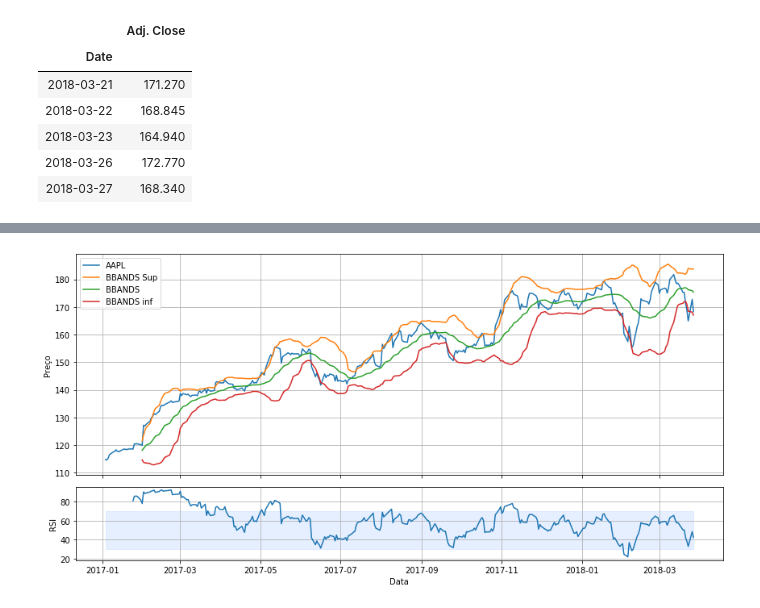
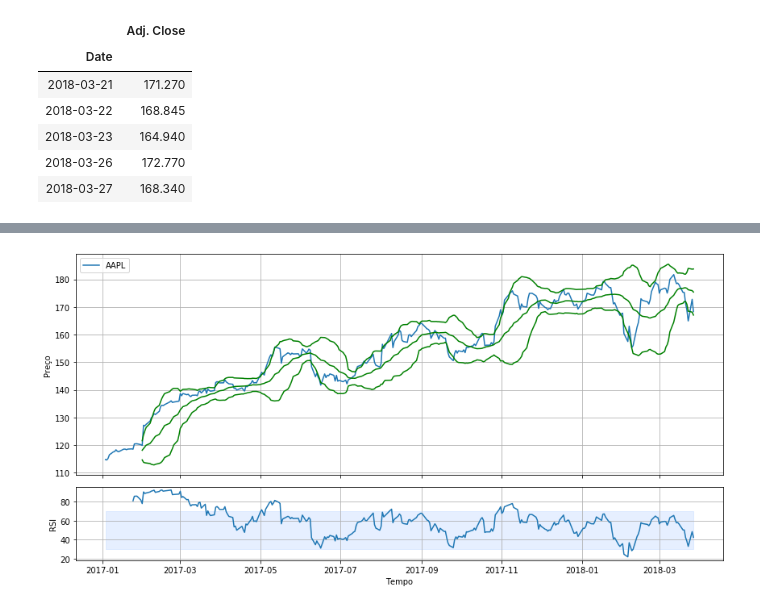
Before and after one commit to Octabank/OpenFinanceLab, a Jupyter notebook: Notebooks/Instalando TA-Lib.ipynb, the cells around one changed output, grey strips where cells are left out. Cells and saved outputs as stored; diff of their text form; code cells hidden in the pictures.

```diff
--- a/Notebooks/Instalando TA-Lib.ipynb
+++ b/Notebooks/Instalando TA-Lib.ipynb
@@ -52,21 +52,21 @@ rsi.plot(label='RSI', figsize=(12,4))
 # %%
 fig, (ax0, ax1) = plt.subplots(2, 1, sharex=True, figsize=(12, 6), gridspec_kw={'height_ratios': [3, 1]})
 
 ax0.plot(preco, label='AAPL')
-ax0.plot(sup, label='BBANDS Sup')
-ax0.plot(med, label='BBANDS')
-ax0.plot(inf, label='BBANDS inf')
+ax0.plot(sup, color='green')
+ax0.plot(med, color='green')
+ax0.plot(inf, color='green')
 ax0.set_ylabel('Preço')
 ax0.grid()
-ax0.legend()
+ax0.legend(['AAPL'])
 
 ax1.plot(rsi, label='RSI')
-ax1.fill_between(x=preco.index, y1=30, y2=70, color='#adccff', alpha='0.3')
-ax1.set_xlabel('Data')
+ax1.fill_between(x=rsi.index, y1=30, y2=70, color='#adccff', alpha='0.3')
+ax1.set_xlabel('Tempo')
 ax1.set_ylabel('RSI')
 ax1.grid()
 
 fig.tight_layout()
 plt.show()
 # %% [output]
-[figure, old version]
+[figure, new version]
```
Also changed, not shown: parts of 2 cells of this notebook, 1 other file.
